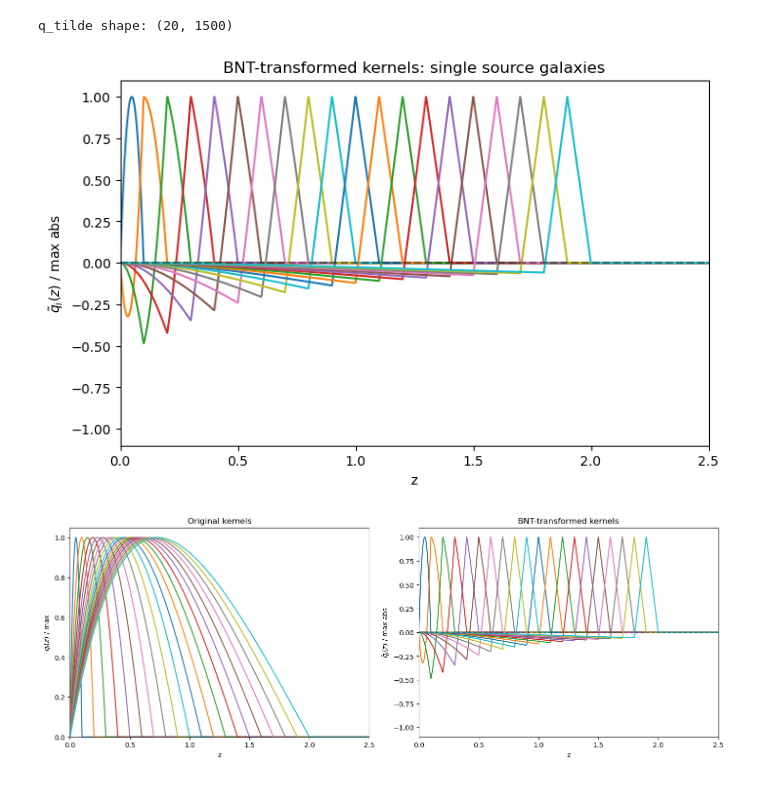
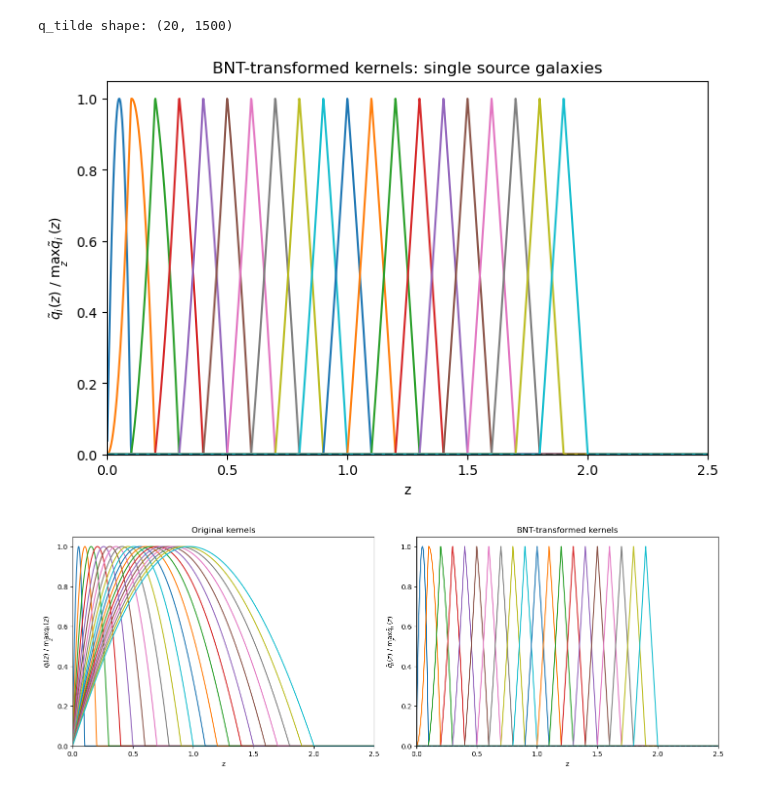
Before and after one commit to jhz7az/LSSTDP1WL, a Jupyter notebook: 20SimSimple.ipynb, the cells around one changed output. Saved outputs shown, nothing was run; the diff lists cells and outputs as text; code cells hidden in the pictures.

Commit message:
corrected BNT applied kernels simplest case

```diff
--- a/20SimSimple.ipynb
+++ b/20SimSimple.ipynb
@@ -75,19 +89,20 @@ def single_source_lensing_kernel(chi_lens, chi_source):
 # q has shape:
 #   number of source galaxies x number of redshift-grid points
 #
-# Each row is the lensing kernel for one source galaxy/source plane.
+# Each row is the physical lensing efficiency kernel for one source
+# galaxy/source plane. The normalized copy is only for plotting, as in Fig. 1.
 
 q = np.zeros((n_sources, len(z_grid)))
+q_plot = np.zeros_like(q)
 
 for i, chi_s in enumerate(chi_sources):
-    q_i = single_source_lensing_kernel(chi_grid, chi_s)
+    q_i = single_source_lensing_kernel(z_grid, chi_grid, chi_s)
+    q[i] = q_i
 
-    # Normalize each original kernel by its own peak for plotting.
+    # Normalize each original kernel by its own peak for plotting only.
     max_q = np.max(q_i)
     if max_q > 0:
-        q_i = q_i / max_q
-
-    q[i] = q_i
+        q_plot[i] = q_i / max_q
 
 print("q shape:", q.shape)
 # %% [output]
@@ -96,10 +111,10 @@ q shape: (20, 1500)
 plt.figure(figsize=(8, 5))
 
 for i in range(n_sources):
-    plt.plot(z_grid, q[i])
+    plt.plot(z_grid, q_plot[i])
 
 plt.xlabel("z")
-plt.ylabel(r"$q_i(z)$ / max")
+plt.ylabel(r"$q_i(z)$ / $\max_z q_i(z)$")
 plt.title("Original lensing kernels: single source galaxies")
 plt.xlim(0, 2.5)
 plt.ylim(0, 1.05)
@@ -178,19 +193,17 @@ M shape: (20, 20)
    0.          0.          0.          0.          0.          0.89815969
   -1.89815969  1.        ]]
 # %%
-# Apply the BNT transformation.
-# Each transformed kernel is a linear combination of original kernels.
+# Apply the BNT transformation to the physical, unnormalized kernels.
+# The peak normalization is only for plotting, matching Fig. 1.
 
 q_tilde = M @ q
 
-# Normalize transformed kernels by max absolute value.
-# This keeps the sign information.
 q_tilde_norm = np.zeros_like(q_tilde)
 
 for i in range(n_sources):
-    max_abs = np.max(np.abs(q_tilde[i]))
-    if max_abs > 0:
-        q_tilde_norm[i] = q_tilde[i] / max_abs
+    max_q_tilde = np.max(q_tilde[i])
+    if max_q_tilde > 0:
+        q_tilde_norm[i] = q_tilde[i] / max_q_tilde
 
 print("q_tilde shape:", q_tilde.shape)
 # %% [output]
@@ -198,27 +211,27 @@ q_tilde shape: (20, 1500)
 # %%
 plt.figure(figsize=(8, 5))
 
 for i in range(n_sources):
     plt.plot(z_grid, q_tilde_norm[i])
 
 plt.xlabel("z")
-plt.ylabel(r"$\tilde{q}_i(z)$ / max abs")
+plt.ylabel(r"$\tilde{q}_i(z)$ / $\max_z \tilde{q}_i(z)$")
 plt.title("BNT-transformed kernels: single source galaxies")
 plt.xlim(0, 2.5)
-plt.ylim(-1.1, 1.1)
+plt.ylim(0, 1.05)
 plt.axhline(0, color="k", linestyle="--", alpha=0.4)
 plt.show()
 # %% [output]
-[figure, old version]
+[figure, new version]
 # %%
 fig, axs = plt.subplots(ncols=2, figsize=(14, 5), layout="constrained")
 
 for i in range(n_sources):
-    axs[0].plot(z_grid, q[i])
+    axs[0].plot(z_grid, q_plot[i])
 
 axs[0].set_title("Original kernels")
 axs[0].set_xlabel("z")
-axs[0].set_ylabel(r"$q_i(z)$ / max")
+axs[0].set_ylabel(r"$q_i(z)$ / $\max_z q_i(z)$")
 axs[0].set_xlim(0, 2.5)
 axs[0].set_ylim(0, 1.05)
 
@@ -227,11 +240,11 @@ for i in range(n_sources):
 
 axs[1].set_title("BNT-transformed kernels")
 axs[1].set_xlabel("z")
-axs[1].set_ylabel(r"$\tilde{q}_i(z)$ / max abs")
+axs[1].set_ylabel(r"$\tilde{q}_i(z)$ / $\max_z \tilde{q}_i(z)$")
 axs[1].set_xlim(0, 2.5)
-axs[1].set_ylim(-1.1, 1.1)
+axs[1].set_ylim(0, 1.05)
 axs[1].axhline(0, color="k", linestyle="--", alpha=0.4)
 
 plt.show()
 # %% [output]
-[figure, old version]
+[figure, new version]
```
Also changed, not shown: parts of 4 cells of this notebook.
